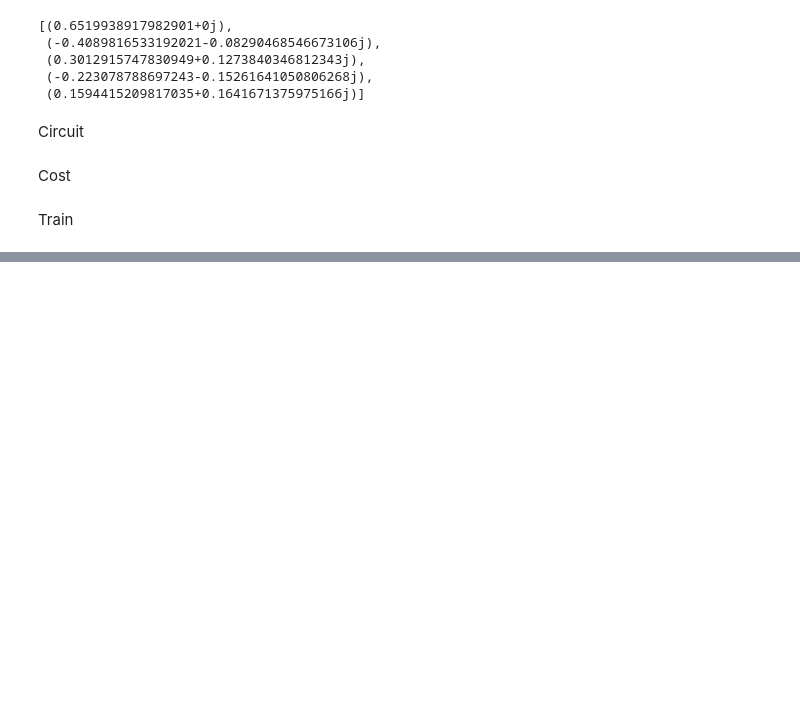
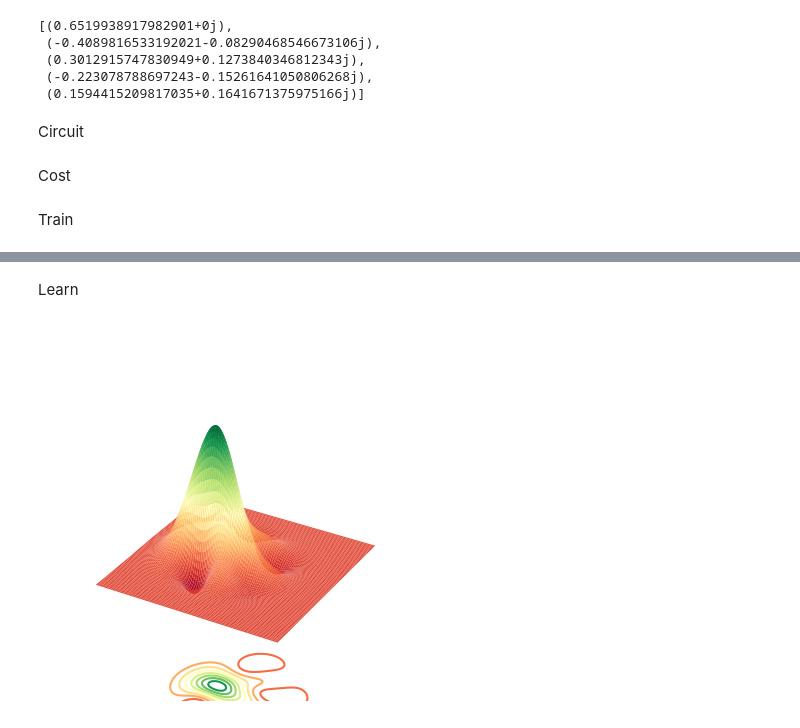
Before and after one commit to cristian-f-zapata/QNN-Qumodes, a Jupyter notebook: QF1_.ipynb, the cells around one changed output, grey strips where cells are left out. Saved outputs shown, nothing was run; the diff lists cells and outputs as text; code cells hidden in the pictures; blank space fills up the shorter version.

```diff
--- a/QF1_.ipynb
+++ b/QF1_.ipynb
@@ -180,0 +179,4 @@ WARNING:tensorflow:You are casting an input of type complex64 to an in
+# %%
+mapping_wt = {p.name: w for p, w in zip(sf_params.flatten(), tf.reshape(weights, [-1]))} #Assigns sf parameters to tf variable
+mapping_hid={p.name: w for p, w in zip(hid_params, [val,val] )}  #input data
+mapping_wt.update(mapping_hid)
@@ -180,0 +270,13 @@ WARNING:tensorflow:You are casting an input of type complex64 to an in
+# %% [markdown]
+Learn
+# %%
+fig = plt.figure()
+ax = fig.add_subplot(111, projection="3d")
+X, P, W = wigner(rho_learnt)
+ax.plot_surface(X, P, W, cmap="RdYlGn", lw=0.5, rstride=1, cstride=1)
+ax.contour(X, P, W, 10, cmap="RdYlGn", linestyles="solid", offset=-0.17)
+ax.set_axis_off()
+plt.savefig("L.png")
+fig.show()
+# %% [output]
+[figure, added]
```
Also changed, not shown: parts of 12 cells of this notebook.
